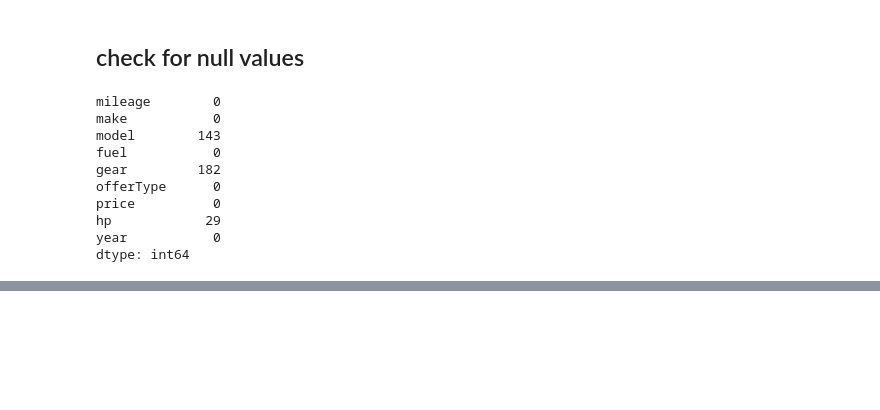
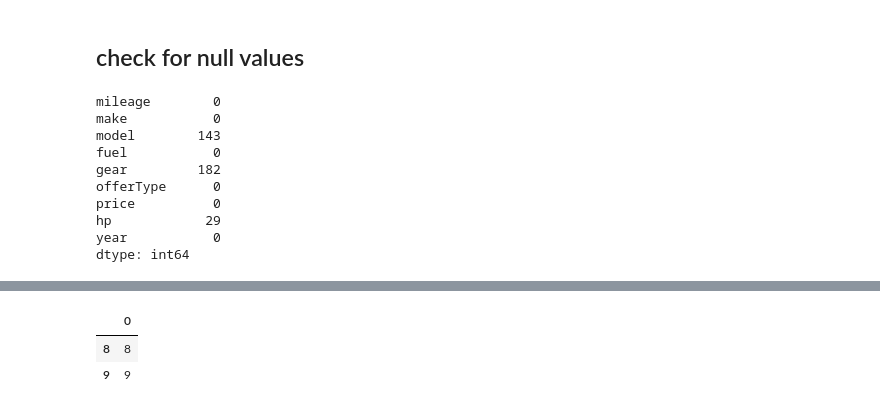
Before and after one commit to rafeekpro/carExploratoryAnalisis, a Jupyter notebook: app/jupyter/CarExploratoryAnalisis.ipynb, the cells around one changed output, grey strips where cells are left out. Drawn from its saved outputs; the diff is of its cells as text; code cells hidden in the pictures; blank space fills up the shorter version.

```diff
--- a/app/jupyter/CarExploratoryAnalisis.ipynb
+++ b/app/jupyter/CarExploratoryAnalisis.ipynb
@@ -110,0 +116,10 @@ y_test = np.log1p(df_test.price.values)
+# %%
+a = [0,1,2,3,4,5,6,7,8,9]
+# %%
+df = pd.DataFrame(a)
+# %%
+df.iloc[8:]
+# %% [output]
+|  | 0 |
+| 8 | 8 |
+| 9 | 9 |
```
Also changed, not shown: parts of 16 cells of this notebook.
